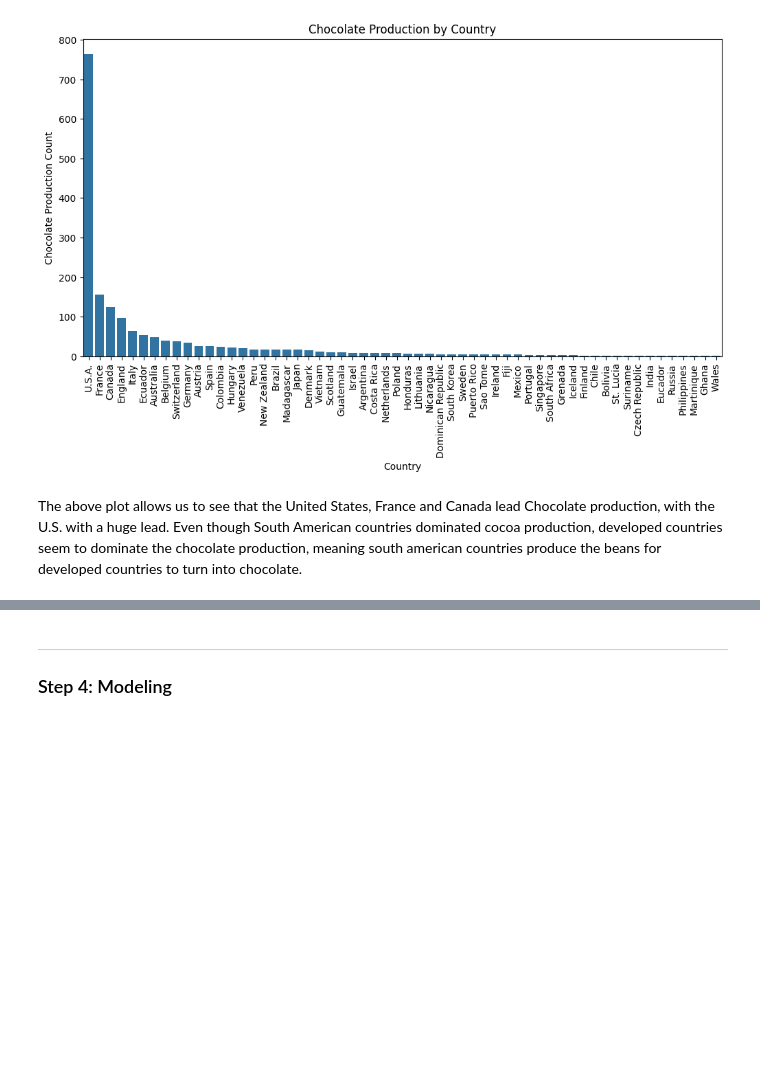
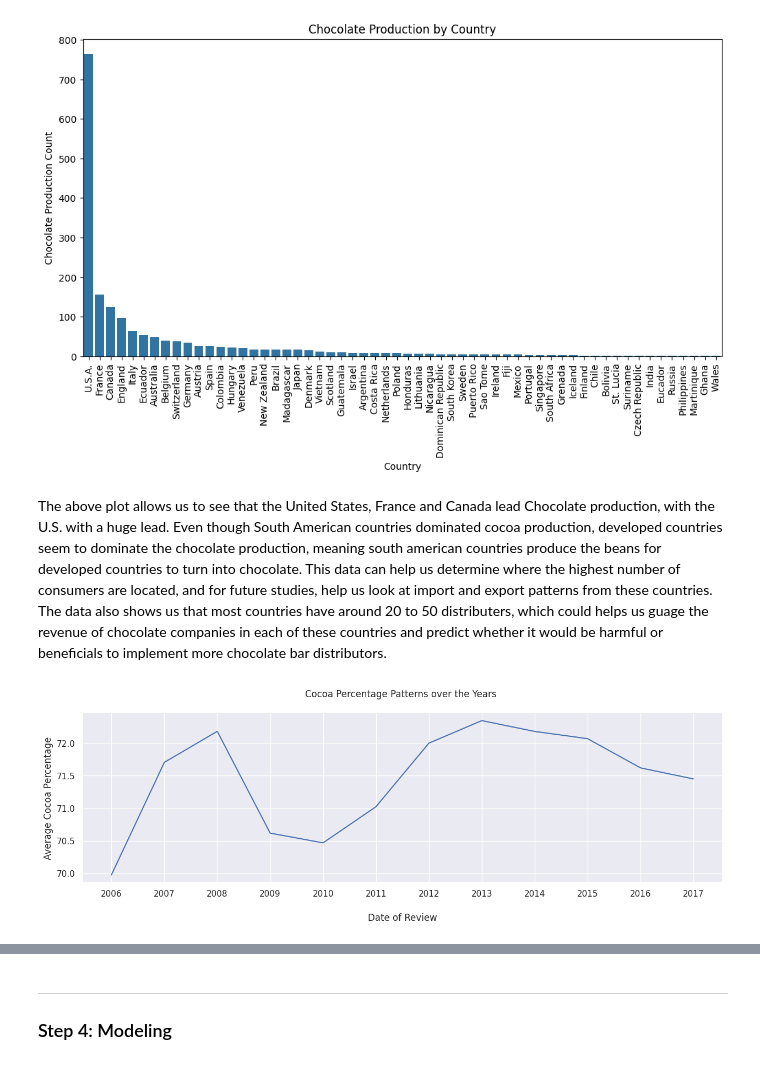
Before and after one commit to aagarwal17/datasci-207-arun, a Jupyter notebook: assignments/05 Multiclass classification.ipynb, the cells around one changed output, grey strips where cells are left out. Drawn from its saved outputs; the diff is of its cells as text; code cells hidden in the pictures; blank space fills up the shorter version.

```diff
--- a/assignments/05 Multiclass classification.ipynb
+++ b/assignments/05 Multiclass classification.ipynb
@@ -819,4 +830,17 @@ plt.show()
 # %% [output]
 [figure]
 # %% [markdown]
-The above plot allows us to see that the United States, France and Canada lead Chocolate production, with the U.S. with a huge lead. Even though South American countries dominated cocoa production, developed countries seem to dominate the chocolate production, meaning south american countries produce the beans for developed countries to turn into chocolate.
+The above plot allows us to see that the United States, France and Canada lead Chocolate production, with the U.S. with a huge lead. Even though South American countries dominated cocoa production, developed countries seem to dominate the chocolate production, meaning south american countries produce the beans for developed countries to turn into chocolate. This data can help us determine where the highest number of consumers are located, and for future studies, help us look at import and export patterns from these countries. The data also shows us that most countries have around 20 to 50 distributers, which could helps us guage the revenue of chocolate companies in each of these countries and predict whether it would be harmful or beneficials to implement more chocolate bar distributors.
+# %%
+dcoco = df_filtered.groupby('review_date').aggregate({'cocoa_percent':'mean'})
+dcoco = dcoco.reset_index()
+sns.set()
+plt.figure(figsize=(15, 4))
+ax = sns.lineplot(x='review_date', y='cocoa_percent', data=dcoco)
+ax.set(xticks=dcoco.review_date.values)
+plt.xlabel("\nDate of Review")
+plt.ylabel("Average Cocoa Percentage")
+plt.title("Cocoa Percentage Patterns over the Years \n")
+plt.show()
+# %% [output]
+[figure, added]
```
Also changed, not shown: parts of 15 cells of this notebook.
